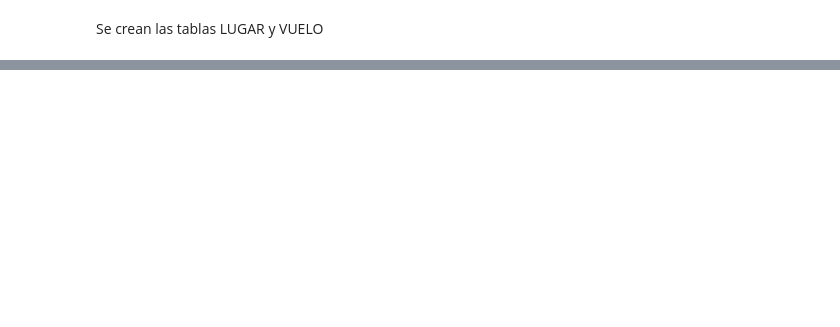
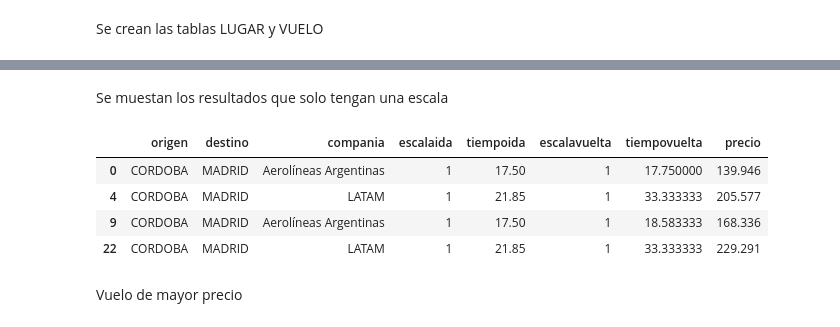
Before and after one commit to ispc-programador2022/AAAA4, a Jupyter notebook: Proyecto_Integrador.ipynb, the cells around one changed output, grey strips where cells are left out. Cells and saved outputs as stored; diff of their text form; code cells hidden in the pictures; blank space fills up the shorter version.

```diff
--- a/Proyecto_Integrador.ipynb
+++ b/Proyecto_Integrador.ipynb
@@ -121,0 +116,13 @@ vuelos[['price']].describe()
+# %% [markdown]
+Se muestan los resultados que solo tengan una escala
+# %%
+filt = (vuelos['escalaida'] == 1) & (vuelos['escalavuelta'] == 1)
+vuelos.loc[filt]
+# %% [output]
+|  | origen | destino | compania | escalaida | tiempoida | escalavuelta | tiempovuelta | precio |
+| 0 | CORDOBA | MADRID | Aerolíneas Argentinas | 1 | 17.50 | 1 | 17.750000 | 139.946 |
+| 4 | CORDOBA | MADRID | LATAM | 1 | 21.85 | 1 | 33.333333 | 205.577 |
+| 9 | CORDOBA | MADRID | Aerolíneas Argentinas | 1 | 17.50 | 1 | 18.583333 | 168.336 |
+| 22 | CORDOBA | MADRID | LATAM | 1 | 21.85 | 1 | 33.333333 | 229.291 |
+# %% [markdown]
+Vuelo de mayor precio
```
Also changed, not shown: parts of 25 cells of this notebook.
